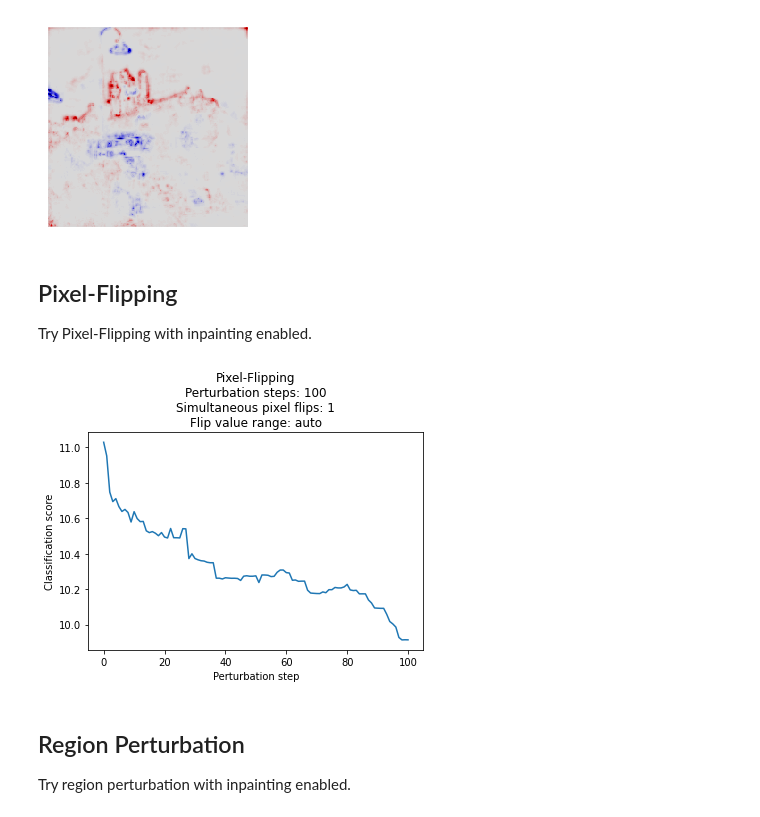
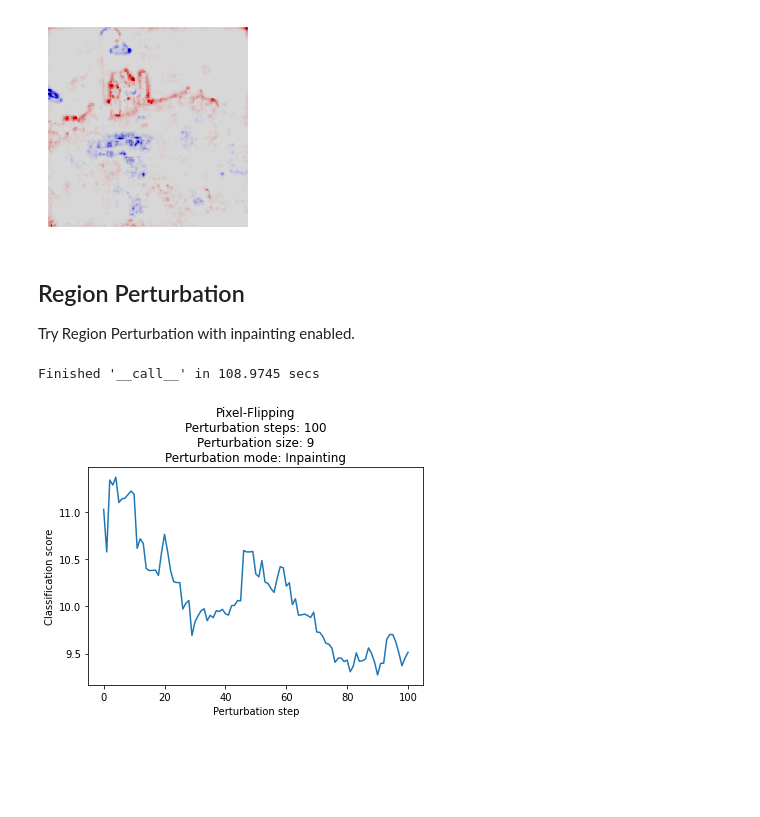
Before and after one commit to rodrigobdz/lrp, a Jupyter notebook: experiments/region-perturbation/1-region-perturbation-poc.ipynb, the cells around one changed output. Cells and saved outputs as stored; diff of their text form; code cells hidden in the pictures; blank space fills up the shorter version.

```diff
--- a/experiments/region-perturbation/1-region-perturbation-poc.ipynb
+++ b/experiments/region-perturbation/1-region-perturbation-poc.ipynb
@@ -31,7 +31,7 @@ X = lrp.norm.ImageNetNorm.transform(img_bgr_hwc_float_0_1)
 X = torch.unsqueeze(X, 0)
 
 plt.axis('off')
-lrp.plot.plot_tensor_img_nchw_rgb(lrp.norm.ImageNetNorm.inverse_normalize(X))
+lrp.plot.plot_imagenet_tensor(X)
 
 # Model
 model = torchvision.models.vgg16(pretrained=True)
@@ -57,52 +57,51 @@ name_map = [
     (filter_by_layer_index_type(lambda n: 31 <= n), LrpZeroRule, {}),
 ]
 
-lrp: LRP = LRP(model)
-lrp.convert_layers(name_map)
-R: torch.Tensor = lrp.relevance(X)
-lrp.heatmap(R, width=2, height=2)
+lrp_instance: LRP = LRP(model)
+lrp_instance.convert_layers(name_map)
+R: torch.Tensor = lrp_instance.relevance(X)
+lrp_instance.heatmap(R, width=2, height=2)
 # %% [output]
 [figure]
 [figure]
 # %% [markdown]
-## Pixel-Flipping
+## Region Perturbation
 
-Try Pixel-Flipping with inpainting enabled.
+Try Region Perturbation with inpainting enabled.
 # %%
 # %%script false --no-raise-error
 
-# Parameters for cell: X, R, lrp
+# Parameters for cell: X, R, lrp_instance
 from pf.perturbation_modes.constants import PerturbModes
 from pf.pixel_flipping import PixelFlipping
 
 perturbation_steps: int = 100
-simultaneous_pixel_flips: int = 1
+perturbation_size: int = 9
 
-pixel_flipping: PixelFlipping = PixelFlipping(perturbation_steps=perturbation_steps, perturb_mode=PerturbModes.INPAINTING)
+pixel_flipping: PixelFlipping = PixelFlipping(perturbation_steps=perturbation_steps,
+                                              perturbation_size=perturbation_size,
+                                              perturb_mode=PerturbModes.INPAINTING)
 input: torch.Tensor = X.clone().detach()
 
 # Enable reproducibility
 torch.manual_seed(42)
 
 relevance_scores: torch.Tensor = R.clone().detach()
 
 # Function should return the (single-class) classification score for the given input to measure the difference between flips.
-forward_pass: Callable[[torch.Tensor], float] = lambda input: lrp.model.forward(input)[0][483].item()
+forward_pass: Callable[[torch.Tensor], float] = lambda input: lrp_instance.model.forward(input)[0][483].item()
 
 # Run Pixel-Flipping algorithm
-pixel_flipping(input, relevance_scores, forward_pass, simultaneous_pixel_flips=simultaneous_pixel_flips)
+pixel_flipping(input, relevance_scores, forward_pass)
 
 # Plot classification scores throughout perturbation steps
 title: str = f'''Pixel-Flipping
-Perturbation steps: {perturbation_steps}
-Simultaneous pixel flips: {simultaneous_pixel_flips}
+Perturbation steps: {pixel_flipping.perturbation_steps}
+Perturbation size: {pixel_flipping.perturbation_size}
 Perturbation mode: {pixel_flipping.perturb_mode}'''
 xlabel: str = 'Perturbation step'
 ylabel: str = 'Classification score'
 pixel_flipping.plot(title=title, xlabel=xlabel, ylabel=ylabel)
 # %% [output]
+Finished '__call__' in 108.9745 secs
-[figure, old version]
+[figure, new version]
-# %% [markdown]
-## Region Perturbation
-
-Try region perturbation with inpainting enabled.
```
Also changed, not shown: parts of 1 cell of this notebook, 1 other file.
